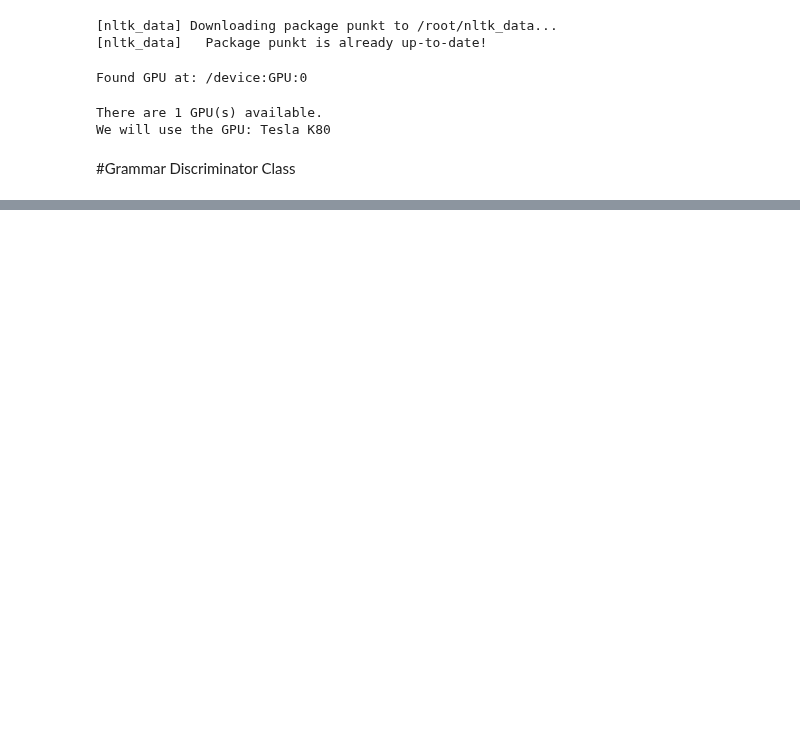
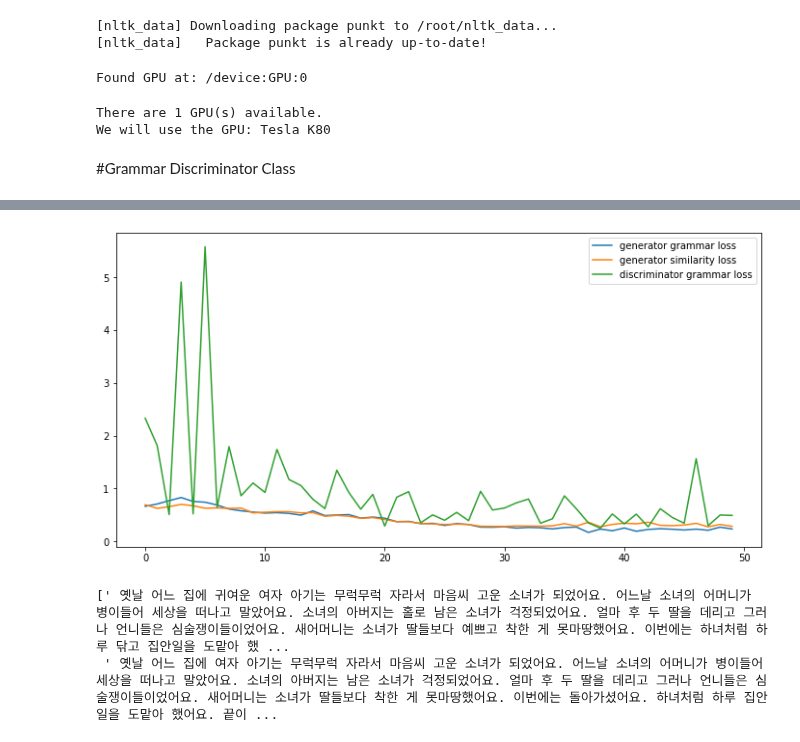
Before and after one commit to dolmani38/Summary, a Jupyter notebook: implement_to_class_v0.2.ipynb, the cells around one changed output, grey strips where cells are left out. Saved outputs shown, nothing was run; the diff lists cells and outputs as text; code cells hidden in the pictures; blank space fills up the shorter version.

```diff
--- a/implement_to_class_v0.2.ipynb
+++ b/implement_to_class_v0.2.ipynb
@@ -1395,3 +1389,3 @@ Train... |||||||||||||||||||||| 100.0%   10/10 epochs, Generator / grammar loss:
 # %%
-summarizer.summarize(epochs=50,batch_size=4,frame_expansion_ratio = 1.0).get_summary(2)
+summarizer.summarize(epochs=50,batch_size=2,frame_expansion_ratio = 1.0).get_summary(2)
 # %% [output]
@@ -1398,0 +1393,3 @@ RuntimeError: ignored
+[figure, added]
+[' 옛날 어느 집에 귀여운 여자 아기는 무럭무럭 자라서 마음씨 고운 소녀가 되었어요. 어느날 소녀의 어머니가 병이들어 세상을 떠나고 말았어요. 소녀의 아버지는 홀로 남은 소녀가 걱정되었어요. 얼마 후 두 딸을 데리고 그러나 언니들은 심술쟁이들이었어요. 새어머니는 소녀가 딸들보다 예쁘고 착한 게 못마땅했어요. 이번에는 하녀처럼 하루 닦고 집안일을 도맡아 했 ...
+ ' 옛날 어느 집에 여자 아기는 무럭무럭 자라서 마음씨 고운 소녀가 되었어요. 어느날 소녀의 어머니가 병이들어 세상을 떠나고 말았어요. 소녀의 아버지는 남은 소녀가 걱정되었어요. 얼마 후 두 딸을 데리고 그러나 언니들은 심술쟁이들이었어요. 새어머니는 소녀가 딸들보다 착한 게 못마땅했어요. 이번에는 돌아가셨어요. 하녀처럼 하루 집안일을 도맡아 했어요. 끝이 ...
```
Also changed, not shown: parts of 6 cells of this notebook.
